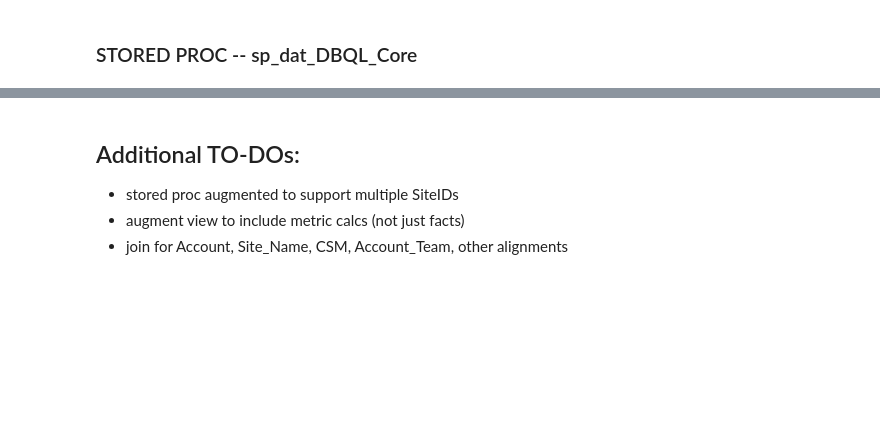
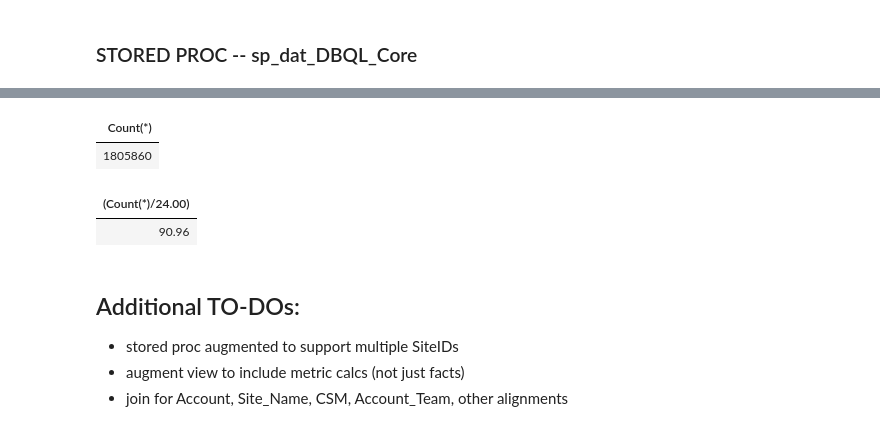
Before and after one commit to tdcoa/sql, a Jupyter notebook: datamodel/dbql_core.ipynb, the cells around one changed output, grey strips where cells are left out. Drawn from its saved outputs; the diff is of its cells as text; code cells hidden in the pictures; blank space fills up the shorter version.

```diff
--- a/datamodel/dbql_core.ipynb
+++ b/datamodel/dbql_core.ipynb
@@ -709,3 +808,13 @@ select  *  from adlste_coa.coa_audit_runlog order by 1 desc
+# %%
+Select count(*) from adlste_coa.coat_dat_DBQL_Core
+# %% [output]
+| Count(*) |
+| 1805860 |
+# %%
+Select count(*) from adlste_coa.coat_dat_CPU
+# %% [output]
+| (Count(*)/24.00) |
+| 90.96 |
 # %% [markdown]
 ## Additional TO-DOs:
 - stored proc augmented to support multiple SiteIDs
```
Also changed, not shown: parts of 19 cells of this notebook, 1 other file.
